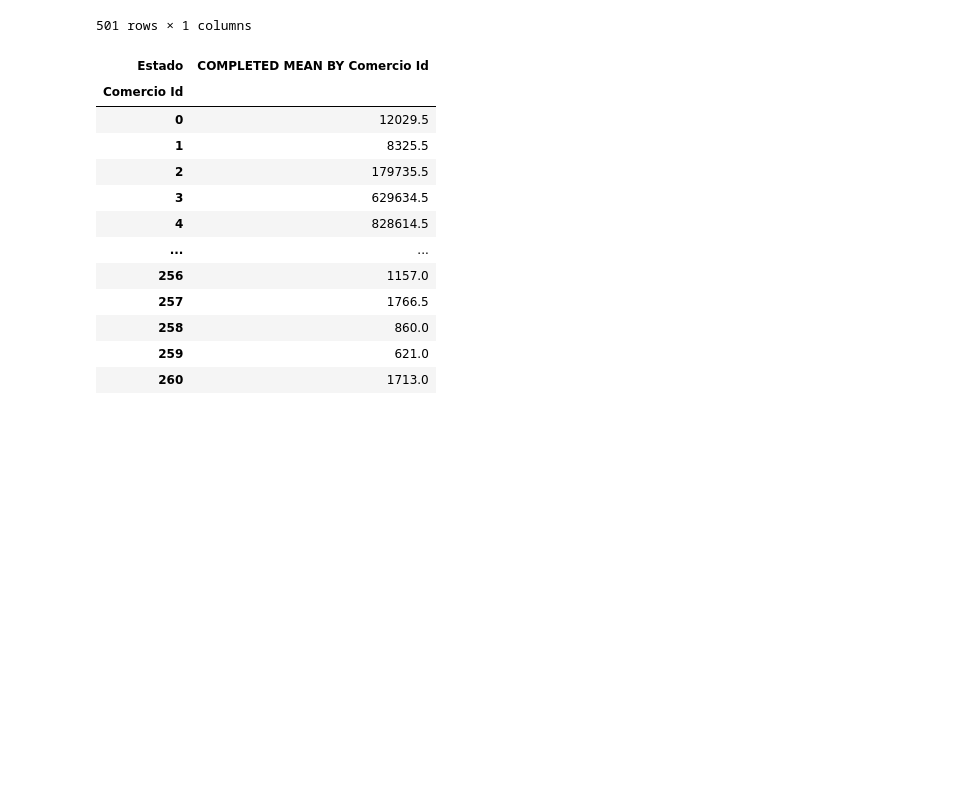
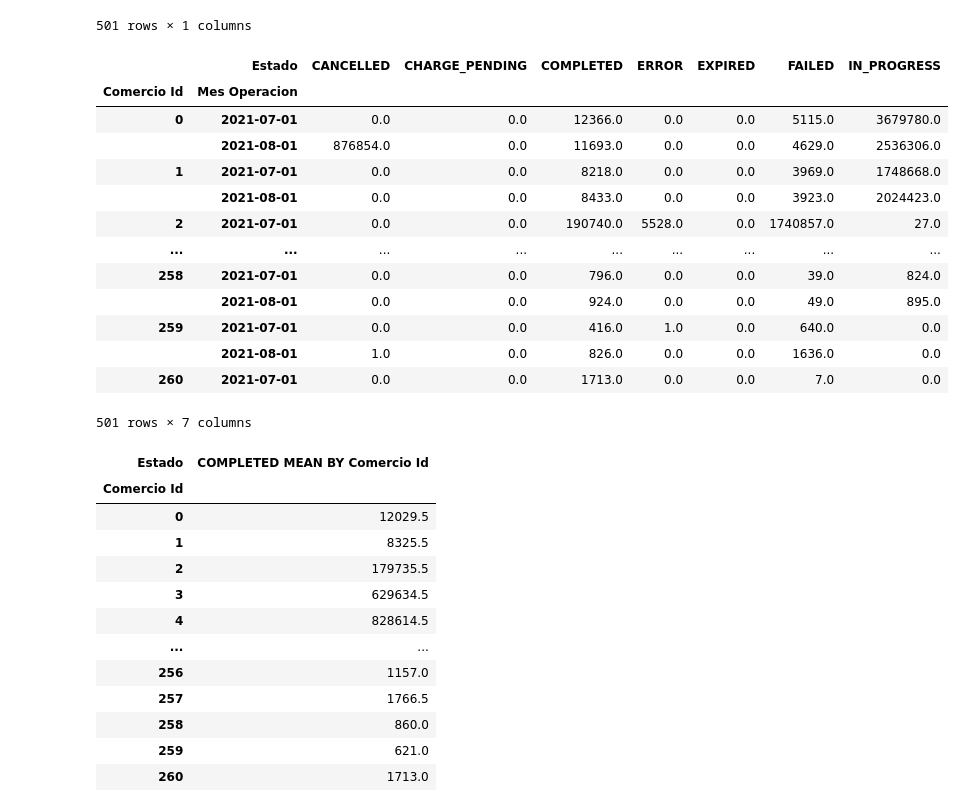
Before and after one commit to ber19/Examen-Data-Engineer, a Jupyter notebook: Parte_B/ParteB_new.ipynb, the cells around one changed output. Cells and saved outputs as stored; diff of their text form; code cells hidden in the pictures; blank space fills up the shorter version.

```diff
--- a/Parte_B/ParteB_new.ipynb
+++ b/Parte_B/ParteB_new.ipynb
@@ -275,6 +292,23 @@ pvT2.div(pvT2.sum(axis=1), axis=0).mul(100)[["COMPLETED"]].rename(columns={"COMP
 |  | 2021-08-01 | 33.536338 |
 | 260 | 2021-07-01 | 99.593023 |
 501 rows × 1 columns
+# %%
+pvT2
+# %% [output]
+|  | Estado | CANCELLED | CHARGE_PENDING | COMPLETED | ERROR | EXPIRED | FAILED | IN_PROGRESS |
+| Comercio Id | Mes Operacion |  |  |  |  |  |  |  |
+| 0 | 2021-07-01 | 0.0 | 0.0 | 12366.0 | 0.0 | 0.0 | 5115.0 | 3679780.0 |
+|  | 2021-08-01 | 876854.0 | 0.0 | 11693.0 | 0.0 | 0.0 | 4629.0 | 2536306.0 |
+| 1 | 2021-07-01 | 0.0 | 0.0 | 8218.0 | 0.0 | 0.0 | 3969.0 | 1748668.0 |
+|  | 2021-08-01 | 0.0 | 0.0 | 8433.0 | 0.0 | 0.0 | 3923.0 | 2024423.0 |
+| 2 | 2021-07-01 | 0.0 | 0.0 | 190740.0 | 5528.0 | 0.0 | 1740857.0 | 27.0 |
+| ... | ... | ... | ... | ... | ... | ... | ... | ... |
+| 258 | 2021-07-01 | 0.0 | 0.0 | 796.0 | 0.0 | 0.0 | 39.0 | 824.0 |
+|  | 2021-08-01 | 0.0 | 0.0 | 924.0 | 0.0 | 0.0 | 49.0 | 895.0 |
+| 259 | 2021-07-01 | 0.0 | 0.0 | 416.0 | 1.0 | 0.0 | 640.0 | 0.0 |
+|  | 2021-08-01 | 1.0 | 0.0 | 826.0 | 0.0 | 0.0 | 1636.0 | 0.0 |
+| 260 | 2021-07-01 | 0.0 | 0.0 | 1713.0 | 0.0 | 0.0 | 7.0 | 0.0 |
+501 rows × 7 columns
 # %%
 pvT2[["COMPLETED"]].groupby("Comercio Id").mean().rename(columns={"COMPLETED":"COMPLETED MEAN BY Comercio Id"})
 # %% [output]
```
Also changed, not shown: parts of 2 cells of this notebook.
